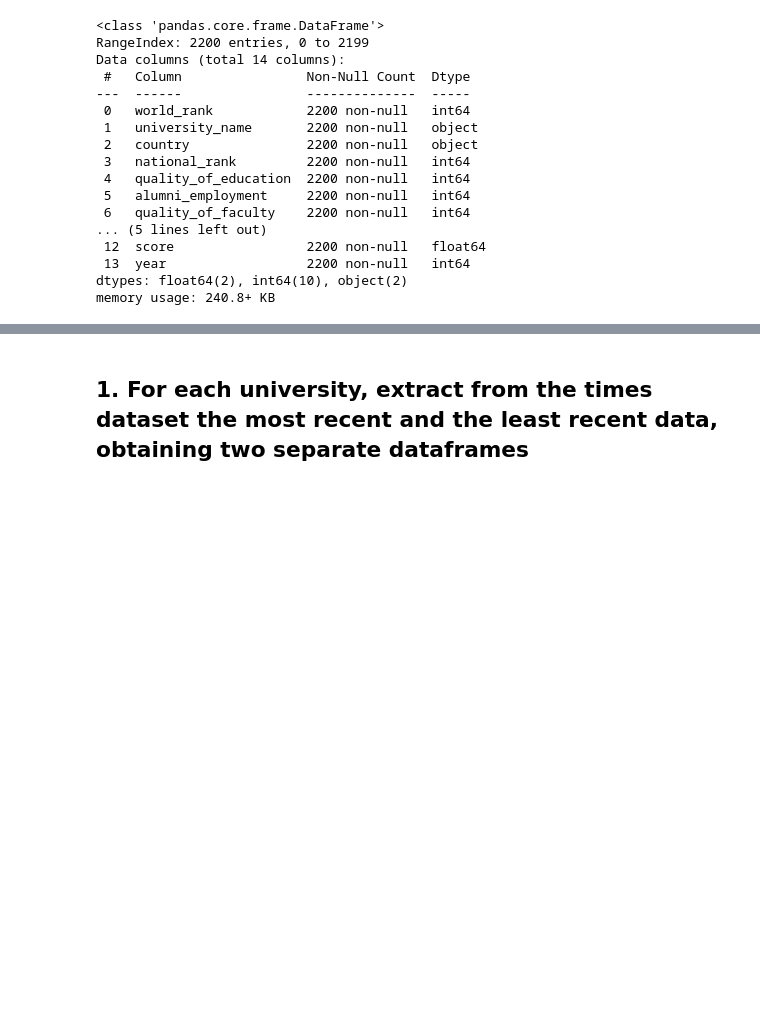
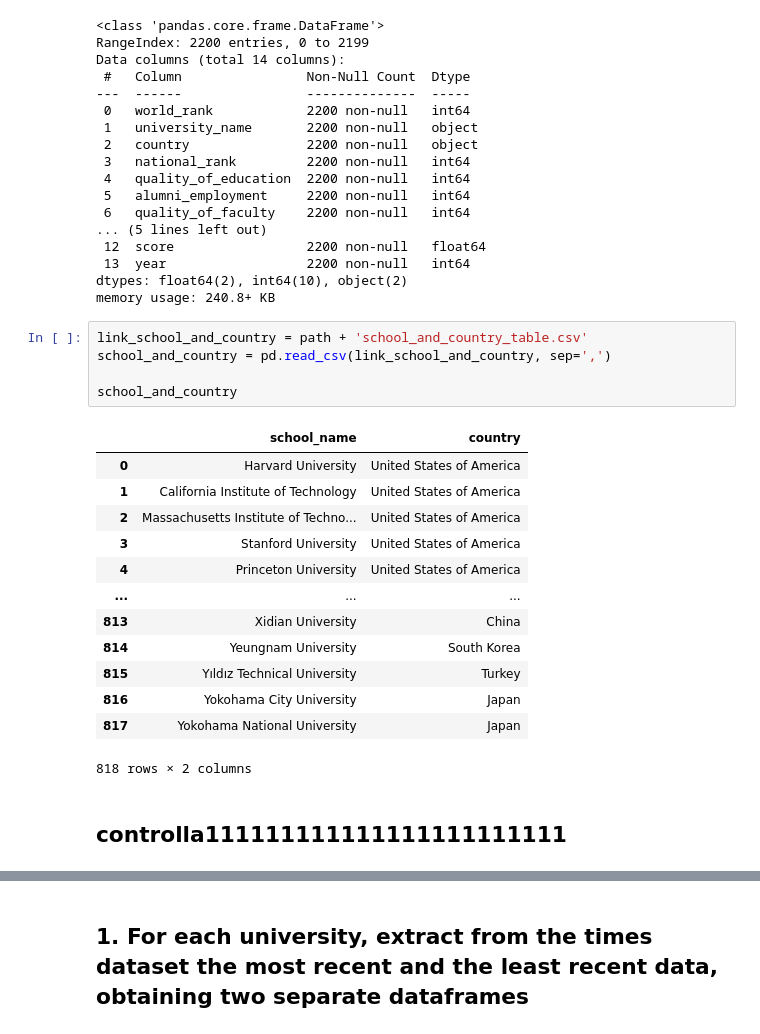
Before and after one commit to GianlucaSimionato/FoCS, a Jupyter notebook: Project_Simionato_Ceccarelli.ipynb, the cells around one changed output, grey strips where cells are left out. Saved outputs shown, nothing was run; the diff lists cells and outputs as text; blank space fills up the shorter version.

```diff
--- a/Project_Simionato_Ceccarelli.ipynb
+++ b/Project_Simionato_Ceccarelli.ipynb
@@ -276,3 +253,24 @@ Data columns (total 14 columns):
  13  year                  2200 non-null   int64
 dtypes: float64(2), int64(10), object(2)
 memory usage: 240.8+ KB
+# %%
+link_school_and_country = path + 'school_and_country_table.csv'
+school_and_country = pd.read_csv(link_school_and_country, sep=',')
+
+school_and_country
+# %% [output]
+|  | school_name | country |
+| 0 | Harvard University | United States of America |
+| 1 | California Institute of Technology | United States of America |
+| 2 | Massachusetts Institute of Techno... | United States of America |
+| 3 | Stanford University | United States of America |
+| 4 | Princeton University | United States of America |
+| ... | ... | ... |
+| 813 | Xidian University | China |
+| 814 | Yeungnam University | South Korea |
+| 815 | Yıldız Technical University | Turkey |
+| 816 | Yokohama City University | Japan |
+| 817 | Yokohama National University | Japan |
+818 rows × 2 columns
+# %% [markdown]
+## controlla111111111111111111111111
```
Also changed, not shown: parts of 29 cells of this notebook.
